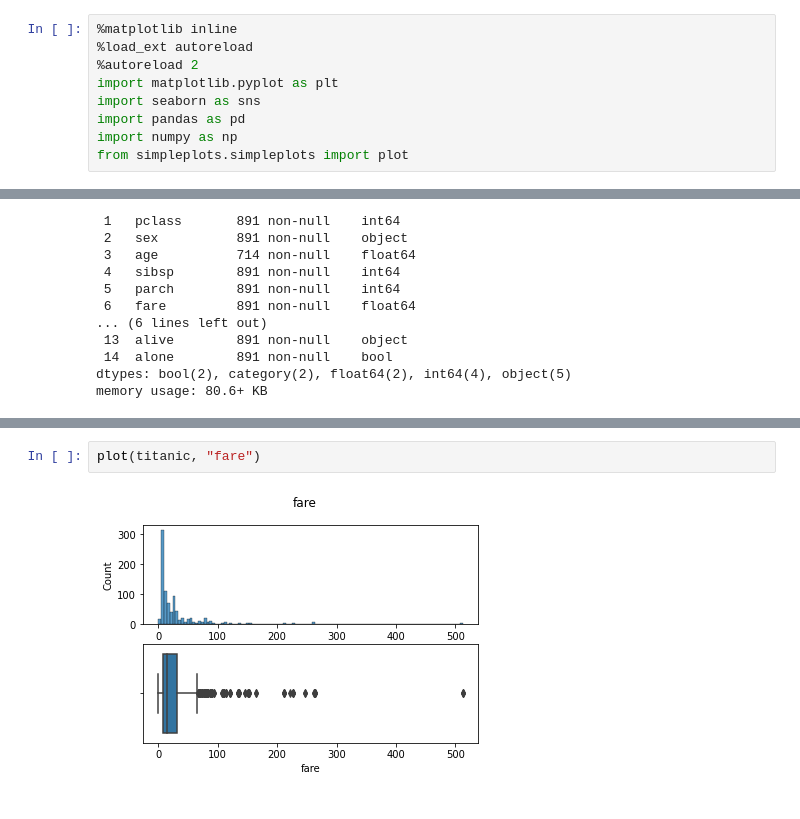
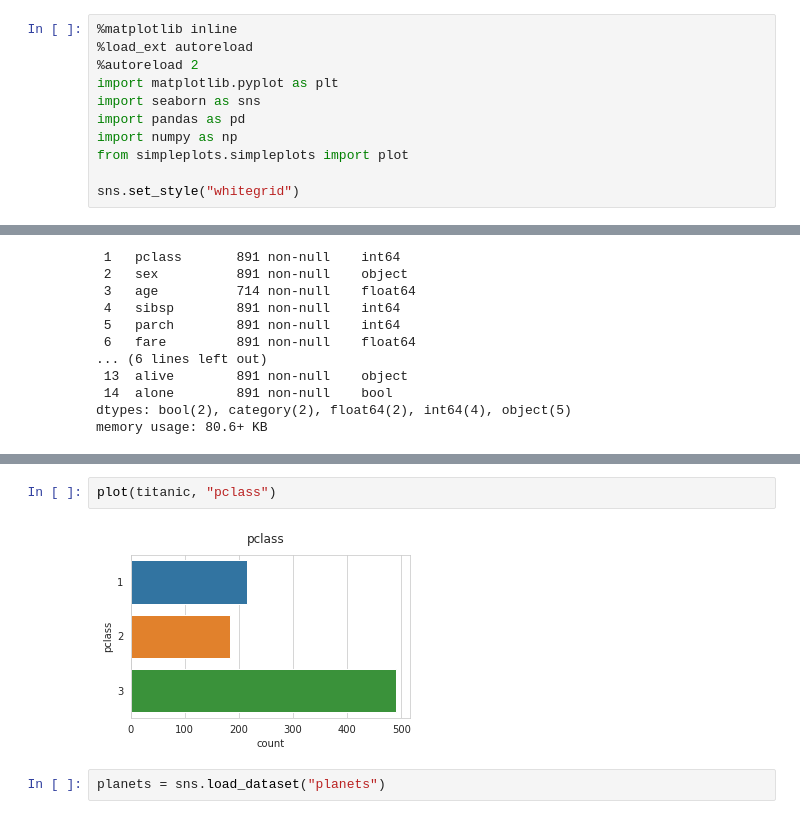
Before and after one commit to albertoburgosplaza/simpleplots, a Jupyter notebook: notebooks/testing.ipynb, the cells around one changed output, grey strips where cells are left out. Drawn from its saved outputs; the diff is of its cells as text.

```diff
--- a/notebooks/testing.ipynb
+++ b/notebooks/testing.ipynb
@@ -7,3 +7,5 @@ import seaborn as sns
 import pandas as pd
 import numpy as np
 from simpleplots.simpleplots import plot
+
+sns.set_style("whitegrid")
@@ -60,4 +63,6 @@ plot(titanic, "sex")
 # %%
-plot(titanic, "fare")
+plot(titanic, "pclass")
 # %% [output]
-[figure, old version]
+[figure, new version]
+# %%
+planets = sns.load_dataset("planets")
```
Also changed, not shown: parts of 6 cells of this notebook, 2 other files.
